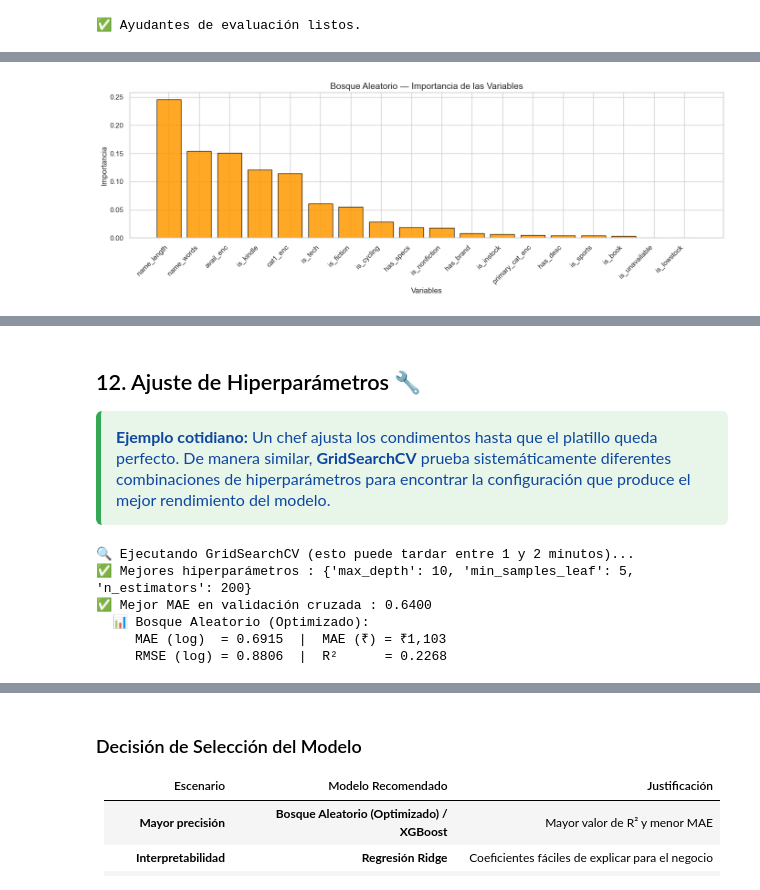
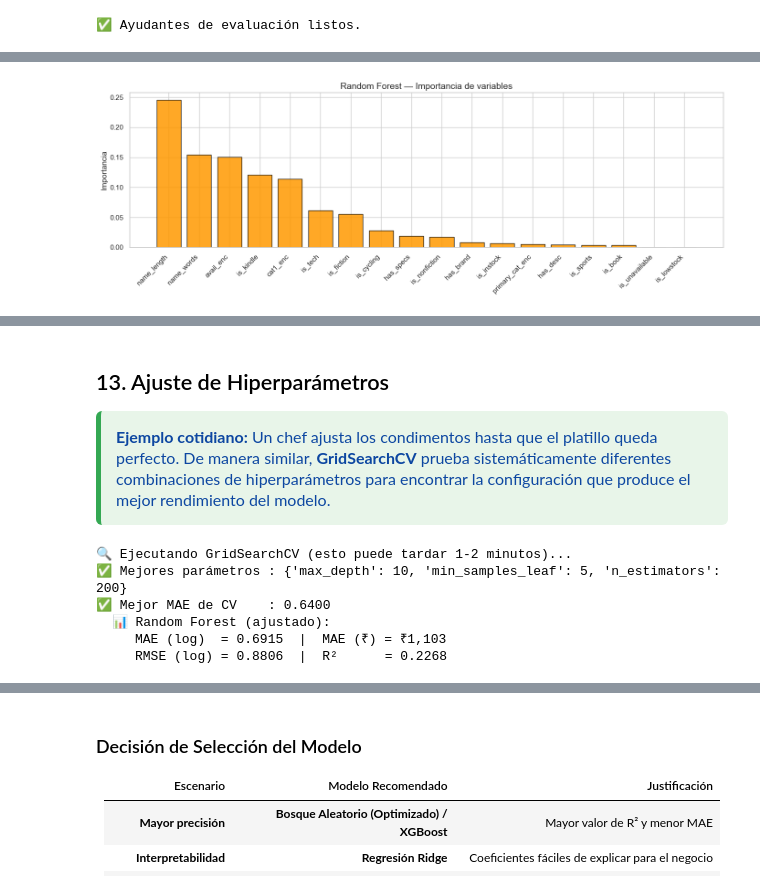
Before and after one commit to islas-diego23/9AIEVND-ADND-Practicas-230550, a Jupyter notebook: practica04/Practica04_230550.ipynb, the cells around one changed output, grey strips where cells are left out. Cells and saved outputs as stored; diff of their text form; code cells hidden in the pictures.

```diff
--- a/practica04/Practica04_230550.ipynb
+++ b/practica04/Practica04_230550.ipynb
@@ -1403,30 +1095,18 @@ plt.show()
 # %%
-# Importancia de Variables — Bosque Aleatorio
+# Importancia de variables — Random Forest
 feat_imp = pd.DataFrame({
-    'Variable': FEATURE_COLS,
-    'Importancia': rf.feature_importances_
-}).sort_values('Importancia', ascending=False)
+    'Feature': FEATURE_COLS,
+    'Importance': rf.feature_importances_
+}).sort_values('Importance', ascending=False)
 
 plt.figure(figsize=(14, 5))
+plt.bar(feat_imp['Feature'], feat_imp['Importance'],
+        color='#FF9900', edgecolor='black', alpha=0.85)
+plt.title('Random Forest — Importancia de variables')
+plt.ylabel('Importancia'); plt.xticks(rotation=45, ha='right')
+plt.tight_layout(); plt.show()
 
-plt.bar(
-    feat_imp['Variable'],
-    feat_imp['Importancia'],
-    color='#FF9900',
-    edgecolor='black',
-    alpha=0.85
-)
-
-plt.title('Bosque Aleatorio — Importancia de las Variables')
-plt.ylabel('Importancia')
-plt.xlabel('Variables')
-
-plt.xticks(rotation=45, ha='right')
-
-plt.tight_layout()
-plt.show()
-
-print('Las 10 variables más importantes:')
+print('Top 10 variables más importantes:')
 print(feat_imp.head(10).to_string(index=False))
 # %% [output]
-[figure, old version]
+[figure, new version]
@@ -1445,5 +1125,5 @@ is_nonfiction     0.017840
 # %% [markdown]
-## 12. Ajuste de Hiperparámetros 🔧
+## 13. Ajuste de Hiperparámetros <a id='s13'></a>
 
 <div style="
     background-color:#e8f5e9;
@@ -1463,16 +1143,15 @@ is_nonfiction     0.017840
 </div>
 # %%
 # ============================================================
-# SECCIÓN 12 — GridSearchCV para Bosque Aleatorio
+# SECCIÓN 12 — GridSearchCV sobre Random Forest
 # ============================================================
 param_grid = {
-    'n_estimators': [100, 200, 300],
-    'max_depth': [5, 8, 10, None],
+    'n_estimators' : [100, 200, 300],
+    'max_depth'    : [5, 8, 10, None],
     'min_samples_leaf': [1, 3, 5],
 }
 
-print('🔍 Ejecutando GridSearchCV (esto puede tardar entre 1 y 2 minutos)...')
-
+print('🔍 Ejecutando GridSearchCV (esto puede tardar 1-2 minutos)...')
 grid_search = GridSearchCV(
     RandomForestRegressor(random_state=42, n_jobs=-1),
     param_grid,
@@ -1481,29 +1160,21 @@ grid_search = GridSearchCV(
     n_jobs=-1,
     verbose=0
 )
-
 grid_search.fit(X_train, y_train)
 
-print(f'✅ Mejores hiperparámetros : {grid_search.best_params_}')
-print(f'✅ Mejor MAE en validación cruzada : {-grid_search.best_score_:.4f}')
+print(f'✅ Mejores parámetros : {grid_search.best_params_}')
+print(f'✅ Mejor MAE de CV    : {-grid_search.best_score_:.4f}')
 
-# Evaluar el modelo optimizado
+# Evaluar modelo ajustado
 best_rf = grid_search.best_estimator_
-
 best_pred = best_rf.predict(X_test)
-
-tuned_result = eval_model(
-    'Bosque Aleatorio (Optimizado)',
-    y_test,
-    best_pred
-)
-
-results['Bosque Aleatorio (Optimizado)'] = tuned_result
+tuned_result = eval_model('Random Forest (ajustado)', y_test, best_pred)
+results['Random Forest (ajustado)'] = tuned_result
 # %% [output]
-🔍 Ejecutando GridSearchCV (esto puede tardar entre 1 y 2 minutos)...
-✅ Mejores hiperparámetros : {'max_depth': 10, 'min_samples_leaf': 5, 'n_estimators': 200}
-✅ Mejor MAE en validación cruzada : 0.6400
-  📊 Bosque Aleatorio (Optimizado):
+🔍 Ejecutando GridSearchCV (esto puede tardar 1-2 minutos)...
+✅ Mejores parámetros : {'max_depth': 10, 'min_samples_leaf': 5, 'n_estimators': 200}
+✅ Mejor MAE de CV    : 0.6400
+  📊 Random Forest (ajustado):
      MAE (log)  = 0.6915  |  MAE (₹) = ₹1,103
      RMSE (log) = 0.8806  |  R²      = 0.2268
 # %%
```
Also changed, not shown: parts of 44 cells of this notebook.
